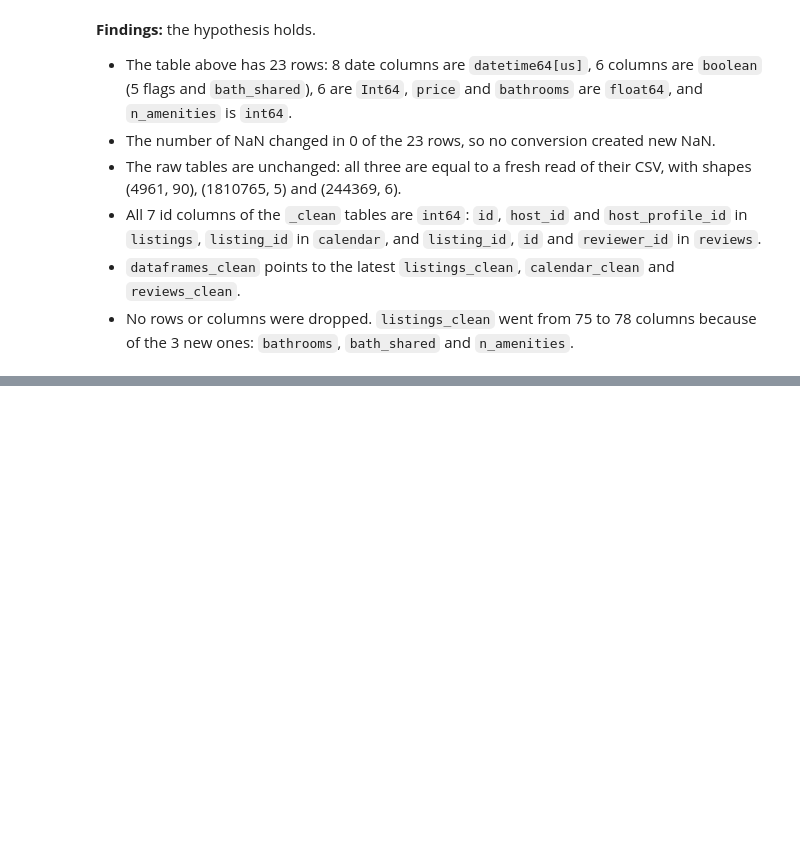
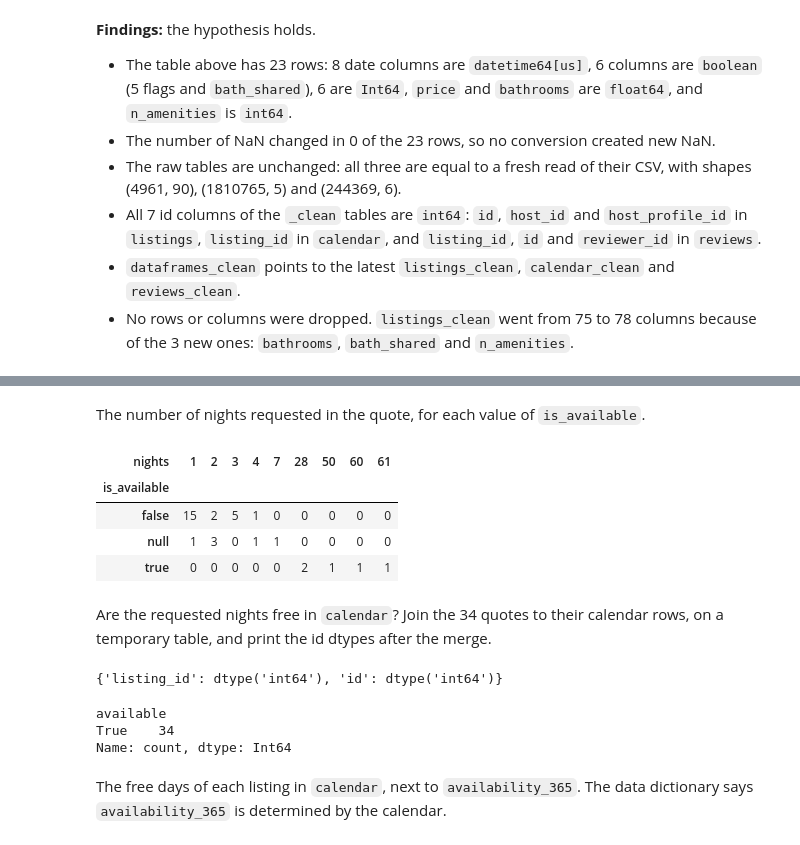
Before and after one commit to kallistratis/thessaloniki-airbnb-analysis, a Jupyter notebook: 01_data_cleaning.ipynb, the cells around one changed output, grey strips where cells are left out. Drawn from its saved outputs; the diff is of its cells as text; code cells hidden in the pictures; blank space fills up the shorter version.

```diff
--- a/01_data_cleaning.ipynb
+++ b/01_data_cleaning.ipynb
@@ -975,0 +1066,5 @@ True True True
+# %%
+price_cols = ["price", "price_quote_checkin_date", "price_quote_checkout_date", "price_quote_total_price",
+              "price_quote_price_per_night", "price_quote_raw", "estimated_revenue_l365d"]
+price_nan_count = listings_clean[price_cols].isna().sum(axis=1).rename("price_nan_count")
+price_nan_count.value_counts()
@@ -975,0 +1102,5 @@ True True True
+# %%
+small_group = price_nan_count == 4
+small_raw = listings_clean.loc[small_group, "price_quote_raw"]
+is_available = small_raw.str.extract(r'"is_available": (\w+)')[0].rename("is_available")
+is_available.value_counts()
@@ -975,0 +1135,28 @@ True True True
+# %% [markdown]
+The number of nights requested in the quote, for each value of `is_available`.
+# %%
+small_quotes = listings_clean.loc[small_group, ["id", "price_quote_checkin_date", "price_quote_checkout_date"]]
+requested_nights = (small_quotes["price_quote_checkout_date"] - small_quotes["price_quote_checkin_date"]).dt.days.rename("nights")
+pd.crosstab(is_available, requested_nights)
+# %% [output]
+| nights | 1 | 2 | 3 | 4 | 7 | 28 | 50 | 60 | 61 |
+| is_available |  |  |  |  |  |  |  |  |  |
+| false | 15 | 2 | 5 | 1 | 0 | 0 | 0 | 0 | 0 |
+| null | 1 | 3 | 0 | 1 | 1 | 0 | 0 | 0 | 0 |
+| true | 0 | 0 | 0 | 0 | 0 | 2 | 1 | 1 | 1 |
+# %% [markdown]
+Are the requested nights free in `calendar`? Join the 34 quotes to their calendar rows, on a temporary table, and print the id dtypes after the merge.
+# %%
+quote_calendar = calendar_clean.merge(small_quotes, left_on="listing_id", right_on="id")
+print(quote_calendar[["listing_id", "id"]].dtypes.to_dict())
+in_stay = quote_calendar[(quote_calendar["date"] >= quote_calendar["price_quote_checkin_date"])
+                         & (quote_calendar["date"] < quote_calendar["price_quote_checkout_date"])]
+all_free = in_stay.groupby("listing_id")["available"].all()
+all_free.value_counts()
+# %% [output]
+{'listing_id': dtype('int64'), 'id': dtype('int64')}
+available
+True    34
+Name: count, dtype: Int64
+# %% [markdown]
+The free days of each listing in `calendar`, next to `availability_365`. The data dictionary says `availability_365` is determined by the calendar.
```
Also changed, not shown: parts of 106 cells of this notebook.
